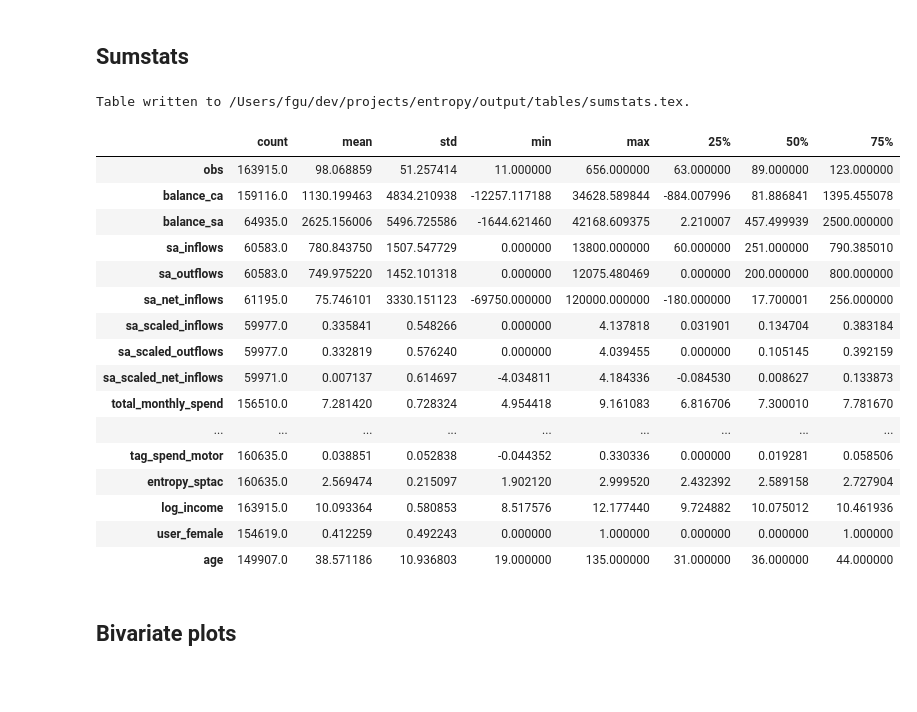
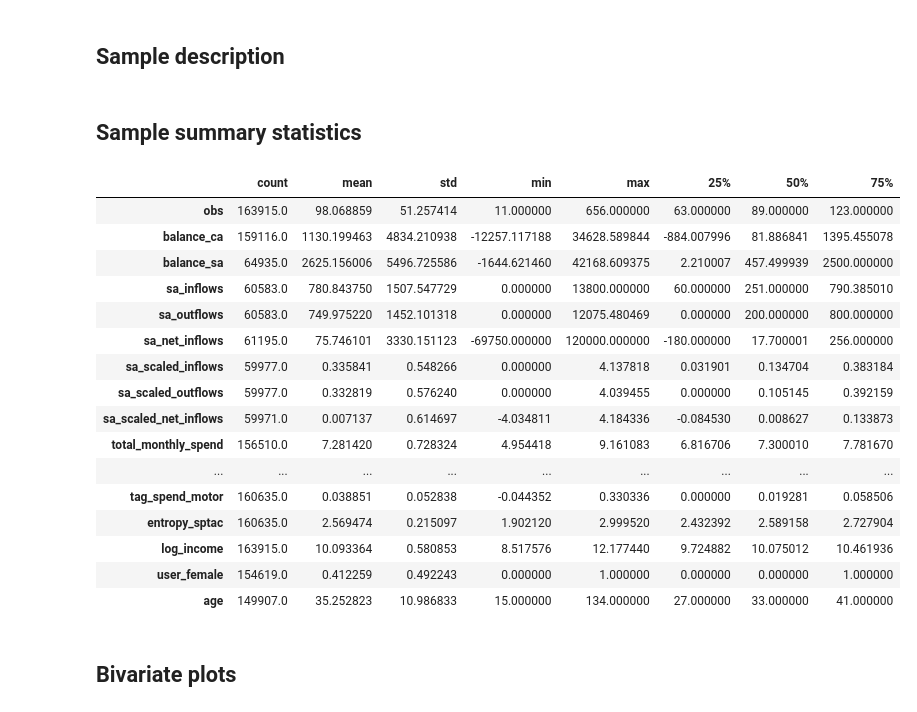
Before and after one commit to fabiangunzinger/entropy, a Jupyter notebook: notebooks/analysis.ipynb, the cells around one changed output. Cells and saved outputs as stored; diff of their text form; code cells hidden in the pictures; blank space fills up the shorter version.

Commit message:
Sumstat cleanup

```diff
--- a/notebooks/analysis.ipynb
+++ b/notebooks/analysis.ipynb
@@ -234,0 +43,3 @@ validate_data(data)
+# %%
+df = hd.read_analysis_data()
+hd.inspect(df)
@@ -235,50 +53,29 @@ validate_data(data)
+# %% [markdown]
+## Sample description
 # %% [markdown]
-## Sumstats
+## Sample summary statistics
-# %%
-def sumstats_table(df, cols):
-    """Creats basic summary statistics table for colums."""
-    order = ["count", "mean", "std", "min", "max", "25%", "50%", "75%"]
-    return df[cols].describe().T[order]
-
-
-def latex_sumstat_table(sumstats_table):
-    return tabulate.tabulate(sumstats_table, headers="keys", tablefmt="latex_booktabs")
-
-
-def write_table(table, path):
-    """Writes printed table to path."""
-    with open(path, "w+") as f:
-        with contextlib.redirect_stdout(f):
-            print(table)
-    print(f"Table written to {path}.")
-
-
-pattern = "\w"
-cols = hd.colname_subset(data, pattern)
-sumstats = sumstats_table(data, cols)
-latex_sumstats = latex_sumstat_table(sumstats)
-fp = os.path.join(config.TABDIR, "sumstats.tex")
-write_table(latex_sumstats, fp)
-sumstats
-# %% [output]
-Table written to /Users/fgu/dev/projects/entropy/output/tables/sumstats.tex.
-|  | count | mean | std | min | max | 25% | 50% | 75% |
-| obs | 163915.0 | 98.068859 | 51.257414 | 11.000000 | 656.000000 | 63.000000 | 89.000000 | 123.000000 |
-| balance_ca | 159116.0 | 1130.199463 | 4834.210938 | -12257.117188 | 34628.589844 | -884.007996 | 81.886841 | 1395.455078 |
-| balance_sa | 64935.0 | 2625.156006 | 5496.725586 | -1644.621460 | 42168.609375 | 2.210007 | 457.499939 | 2500.000000 |
-| sa_inflows | 60583.0 | 780.843750 | 1507.547729 | 0.000000 | 13800.000000 | 60.000000 | 251.000000 | 790.385010 |
-| sa_outflows | 60583.0 | 749.975220 | 1452.101318 | 0.000000 | 12075.480469 | 0.000000 | 200.000000 | 800.000000 |
-| sa_net_inflows | 61195.0 | 75.746101 | 3330.151123 | -69750.000000 | 120000.000000 | -180.000000 | 17.700001 | 256.000000 |
-| sa_scaled_inflows | 59977.0 | 0.335841 | 0.548266 | 0.000000 | 4.137818 | 0.031901 | 0.134704 | 0.383184 |
-| sa_scaled_outflows | 59977.0 | 0.332819 | 0.576240 | 0.000000 | 4.039455 | 0.000000 | 0.105145 | 0.392159 |
-| sa_scaled_net_inflows | 59971.0 | 0.007137 | 0.614697 | -4.034811 | 4.184336 | -0.084530 | 0.008627 | 0.133873 |
-| total_monthly_spend | 156510.0 | 7.281420 | 0.728324 | 4.954418 | 9.161083 | 6.816706 | 7.300010 | 7.781670 |
-| ... | ... | ... | ... | ... | ... | ... | ... | ... |
-| tag_spend_motor | 160635.0 | 0.038851 | 0.052838 | -0.044352 | 0.330336 | 0.000000 | 0.019281 | 0.058506 |
-| entropy_sptac | 160635.0 | 2.569474 | 0.215097 | 1.902120 | 2.999520 | 2.432392 | 2.589158 | 2.727904 |
-| log_income | 163915.0 | 10.093364 | 0.580853 | 8.517576 | 12.177440 | 9.724882 | 10.075012 | 10.461936 |
-| user_female | 154619.0 | 0.412259 | 0.492243 | 0.000000 | 1.000000 | 0.000000 | 0.000000 | 1.000000 |
-| age | 149907.0 | 38.571186 | 10.936803 | 19.000000 | 135.000000 | 31.000000 | 36.000000 | 44.000000 |
+# %%
+import entropy.analysis.sumstats_table as eas
+
+eas.main(df, write=False)
+# %% [output]
+|  | count | mean | std | min | max | 25% | 50% | 75% |
+| obs | 163915.0 | 98.068859 | 51.257414 | 11.000000 | 656.000000 | 63.000000 | 89.000000 | 123.000000 |
+| balance_ca | 159116.0 | 1130.199463 | 4834.210938 | -12257.117188 | 34628.589844 | -884.007996 | 81.886841 | 1395.455078 |
+| balance_sa | 64935.0 | 2625.156006 | 5496.725586 | -1644.621460 | 42168.609375 | 2.210007 | 457.499939 | 2500.000000 |
+| sa_inflows | 60583.0 | 780.843750 | 1507.547729 | 0.000000 | 13800.000000 | 60.000000 | 251.000000 | 790.385010 |
+| sa_outflows | 60583.0 | 749.975220 | 1452.101318 | 0.000000 | 12075.480469 | 0.000000 | 200.000000 | 800.000000 |
+| sa_net_inflows | 61195.0 | 75.746101 | 3330.151123 | -69750.000000 | 120000.000000 | -180.000000 | 17.700001 | 256.000000 |
+| sa_scaled_inflows | 59977.0 | 0.335841 | 0.548266 | 0.000000 | 4.137818 | 0.031901 | 0.134704 | 0.383184 |
+| sa_scaled_outflows | 59977.0 | 0.332819 | 0.576240 | 0.000000 | 4.039455 | 0.000000 | 0.105145 | 0.392159 |
+| sa_scaled_net_inflows | 59971.0 | 0.007137 | 0.614697 | -4.034811 | 4.184336 | -0.084530 | 0.008627 | 0.133873 |
+| total_monthly_spend | 156510.0 | 7.281420 | 0.728324 | 4.954418 | 9.161083 | 6.816706 | 7.300010 | 7.781670 |
+| ... | ... | ... | ... | ... | ... | ... | ... | ... |
+| tag_spend_motor | 160635.0 | 0.038851 | 0.052838 | -0.044352 | 0.330336 | 0.000000 | 0.019281 | 0.058506 |
+| entropy_sptac | 160635.0 | 2.569474 | 0.215097 | 1.902120 | 2.999520 | 2.432392 | 2.589158 | 2.727904 |
+| log_income | 163915.0 | 10.093364 | 0.580853 | 8.517576 | 12.177440 | 9.724882 | 10.075012 | 10.461936 |
+| user_female | 154619.0 | 0.412259 | 0.492243 | 0.000000 | 1.000000 | 0.000000 | 0.000000 | 1.000000 |
+| age | 149907.0 | 35.252823 | 10.986833 | 15.000000 | 134.000000 | 27.000000 | 33.000000 | 41.000000 |
 # %% [markdown]
 ## Bivariate plots
 # %%
```
Also changed, not shown: parts of 10 cells of this notebook, 6 other files.
